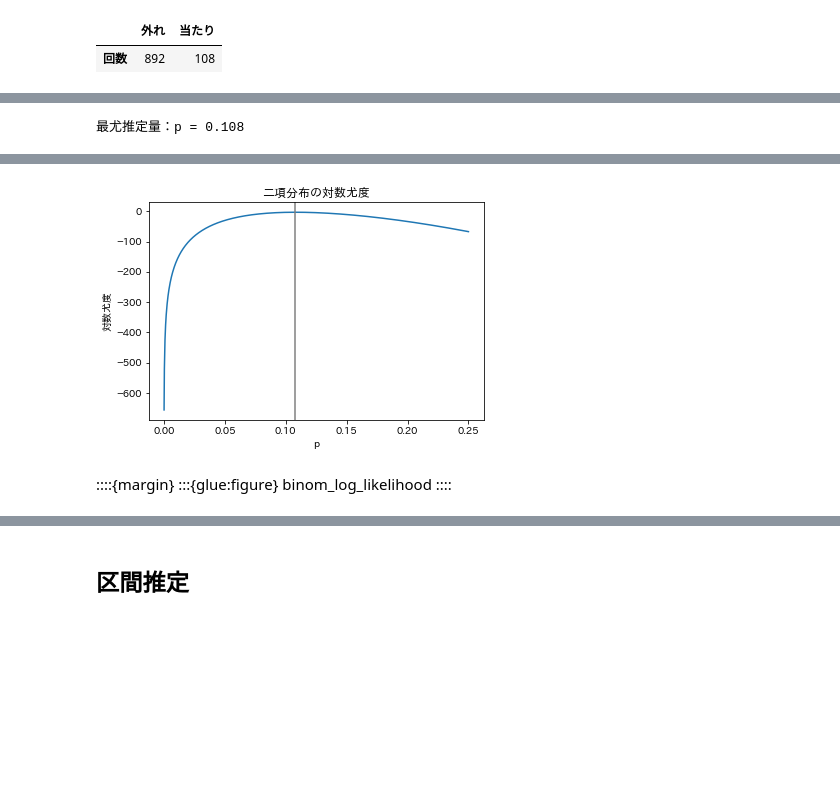
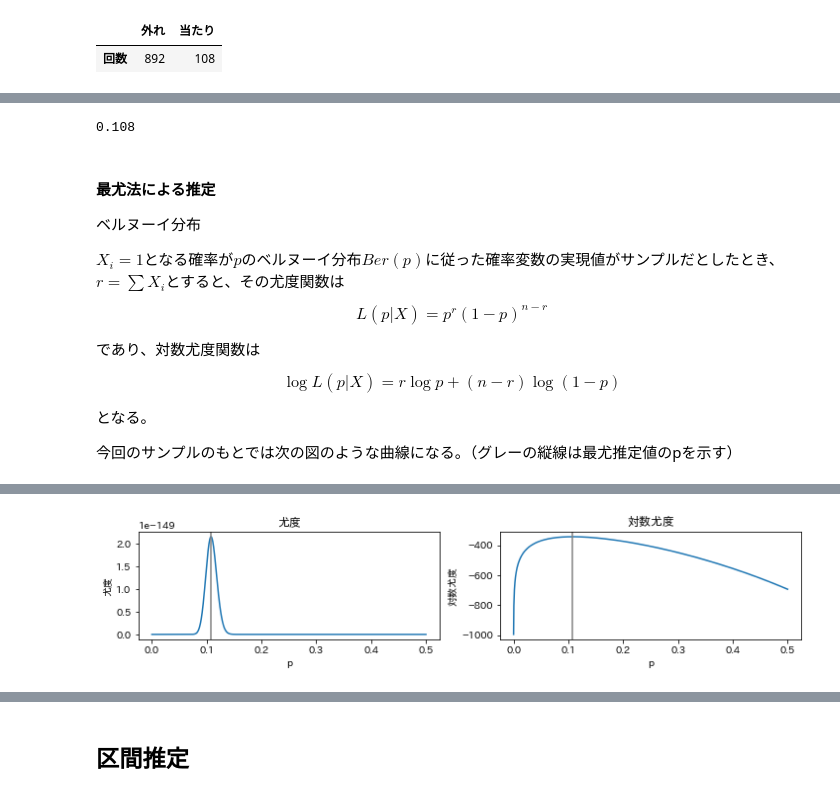
Before and after one commit to nigimitama/machine-learning-from-scratch, a Jupyter notebook: book/statistics/statistical_inference.ipynb, the cells around one changed output, grey strips where cells are left out. Drawn from its saved outputs; the diff is of its cells as text; code cells hidden in the pictures; blank space fills up the shorter version.

```diff
--- a/book/statistics/statistical_inference.ipynb
+++ b/book/statistics/statistical_inference.ipynb
@@ -212,20 +187,52 @@ $$
+# %%
+# モーメント法による推定
+n = len(x)
+sum(x) / n
+# %% [output]
+0.108
+# %% [markdown]
+#### 最尤法による推定
+
+ベルヌーイ分布
+
+$X_i = 1$となる確率が$p$のベルヌーイ分布$Ber(p)$に従った確率変数の実現値がサンプルだとしたとき、$r=\sum X_i$とすると、その尤度関数は
+
+$$
+L(p|X) = p^r (1-p)^{n-r}
+$$
+
+であり、対数尤度関数は
+
+$$
+\log L(p|X) = r \log p + (n-r) \log (1-p)
+$$
+
+となる。
+
+今回のサンプルのもとでは次の図のような曲線になる。（グレーの縦線は最尤推定値のpを示す）
 # %%
-from scipy.special import comb
+fig, axes = plt.subplots(ncols=2, figsize=(12, 2))
 
-def log_likelihood_binom(p, n, r):
-    return np.log(comb(n, r)) + r * np.log(p) + (n - r) * np.log(1 - p)
+# 尤度関数
+p_candidates = np.linspace(0.0001, 0.5, 1000)
+likelihood = np.array([bernoulli(p, n = len(x), r = sum(x)) for p in p_candidates])
+max_p = p_candidates[np.argmax(likelihood)]  # 最尤推定値
 
-p_candidates = np.linspace(0.0001, 0.25, 1000)
-likelihood = np.array([log_likelihood_binom(p, r = sum(x), n = len(x)) for p in p_candidates])
-max_p = p_candidates[np.argmax(likelihood)]  # 最尤推定量
-print(f"最尤推定量：p = {max_p:.3g}")
+axes[0].plot(p_candidates, likelihood)
+axes[0].set(xlabel='p', ylabel='尤度', title='尤度')
+axes[0].axvline(max_p, color="gray")
 
-fig, ax = plt.subplots()
-ax.plot(p_candidates, likelihood)
-ax.set(xlabel='p', ylabel='対数尤度', title='二項分布の対数尤度')
-ax.axvline(max_p, color="gray")
 
-from myst_nb import glue
-glue("binom_log_likelihood", fig, display=False)
+# 対数尤度関数
+def log_bernoulli(p, n, r):
+    return r * np.log(p) + (n - r) * np.log(1 - p)
+
+likelihood = np.array([log_bernoulli(p, n = len(x), r = sum(x)) for p in p_candidates])
+max_p = p_candidates[np.argmax(likelihood)]  # 最尤推定値
+
+axes[1].plot(p_candidates, likelihood)
+axes[1].set(xlabel='p', ylabel='対数尤度', title='対数尤度')
+axes[1].axvline(max_p, color="gray")
+
+fig.show()
 # %% [output]
-最尤推定量：p = 0.108
@@ -233,5 +239 @@ glue("binom_log_likelihood", fig, display=False)
-[figure, old version]
+[figure, new version]
-# %% [markdown]
-::::{margin}
-:::{glue:figure} binom_log_likelihood
-::::
```
Also changed, not shown: parts of 8 cells of this notebook.
